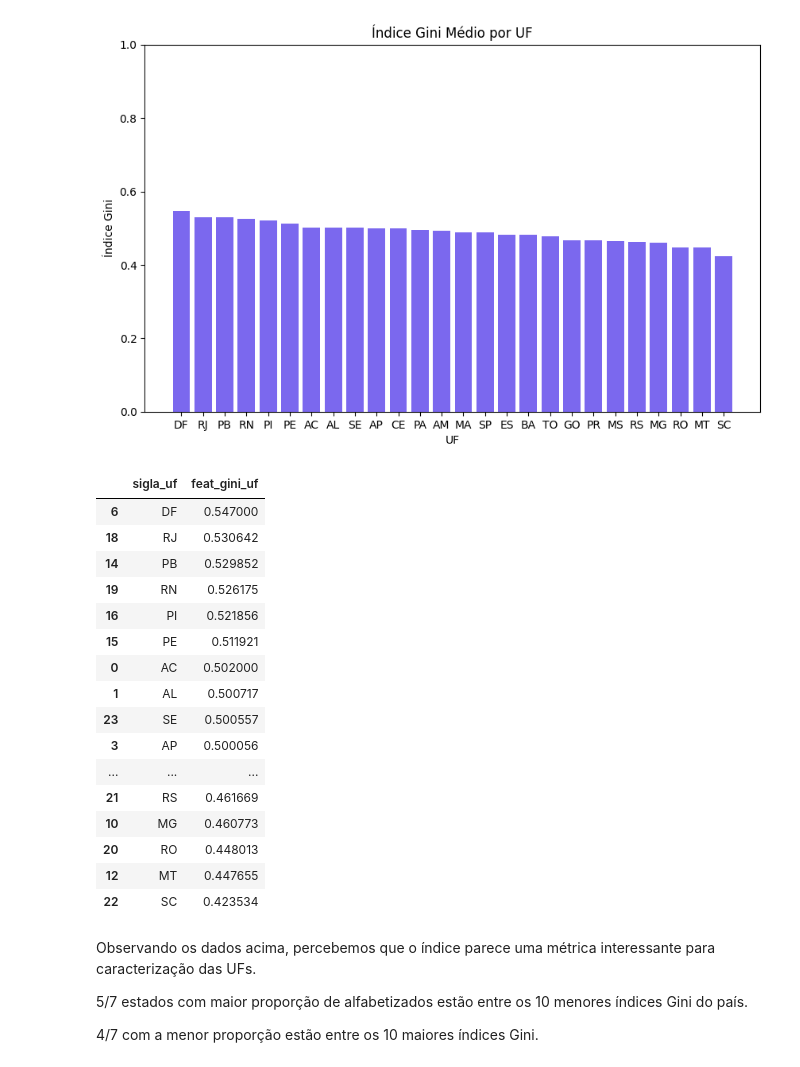
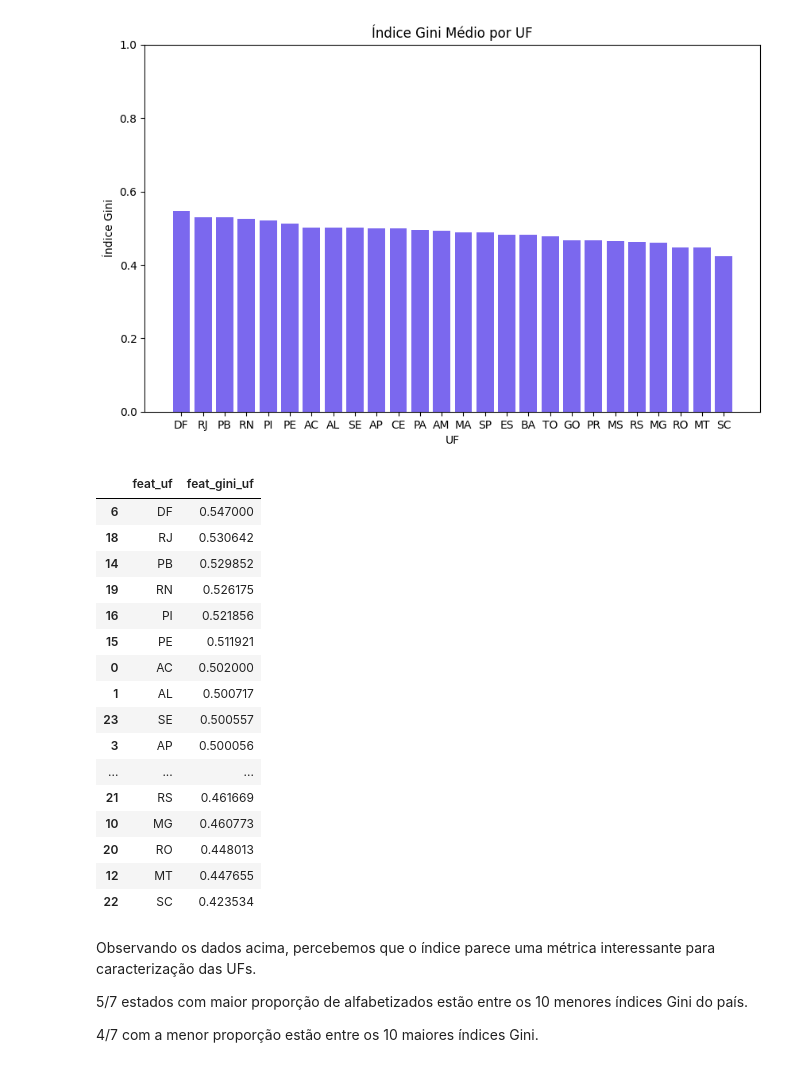
Before and after one commit to giusepelopes/modelagem_alfabetizacao, a Jupyter notebook: notebooks/EDA.ipynb, the cells around one changed output. Cells and saved outputs as stored; diff of their text form; code cells hidden in the pictures.

```diff
--- a/notebooks/EDA.ipynb
+++ b/notebooks/EDA.ipynb
@@ -103,7 +113,7 @@ Olhando para correlação da nossa váriavel alvo categórica, nenhuma das featu
 # %% [markdown]
 Análise de alfabetização por região
 # %%
-df["regiao"] = df['sigla_uf'].map(regioes_br)
+df["regiao"] = df['feat_uf'].map(regioes_br)
 # %%
 proporcao_alfabetizados_regiao = ((df.groupby("regiao")["target_alfabetizado"].sum().reset_index().set_index("regiao")['target_alfabetizado']) /
                            (df.groupby("regiao")["target_alfabetizado"].count().reset_index().set_index("regiao")['target_alfabetizado'])).reset_index()
@@ -199,9 +209,9 @@ plt.show()
 # %% [output]
 [figure]
 # %%
-df.groupby('sigla_uf')['feat_gini_uf'].mean().reset_index().sort_values(by="feat_gini_uf", ascending=False)
+df.groupby('feat_uf')['feat_gini_uf'].mean().reset_index().sort_values(by="feat_gini_uf", ascending=False)
 # %% [output]
-|  | sigla_uf | feat_gini_uf |
+|  | feat_uf | feat_gini_uf |
 | 6 | DF | 0.547000 |
 | 18 | RJ | 0.530642 |
 | 14 | PB | 0.529852 |
```
Also changed, not shown: parts of 17 cells of this notebook, 2 other files.
